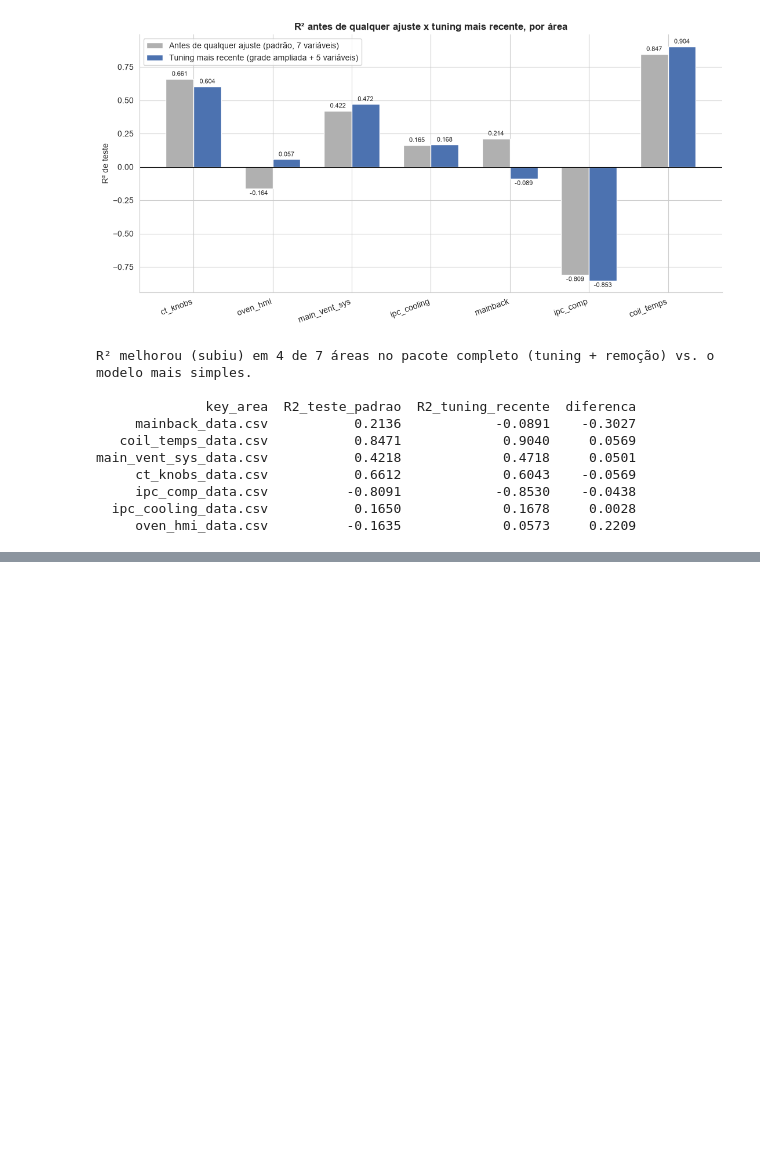
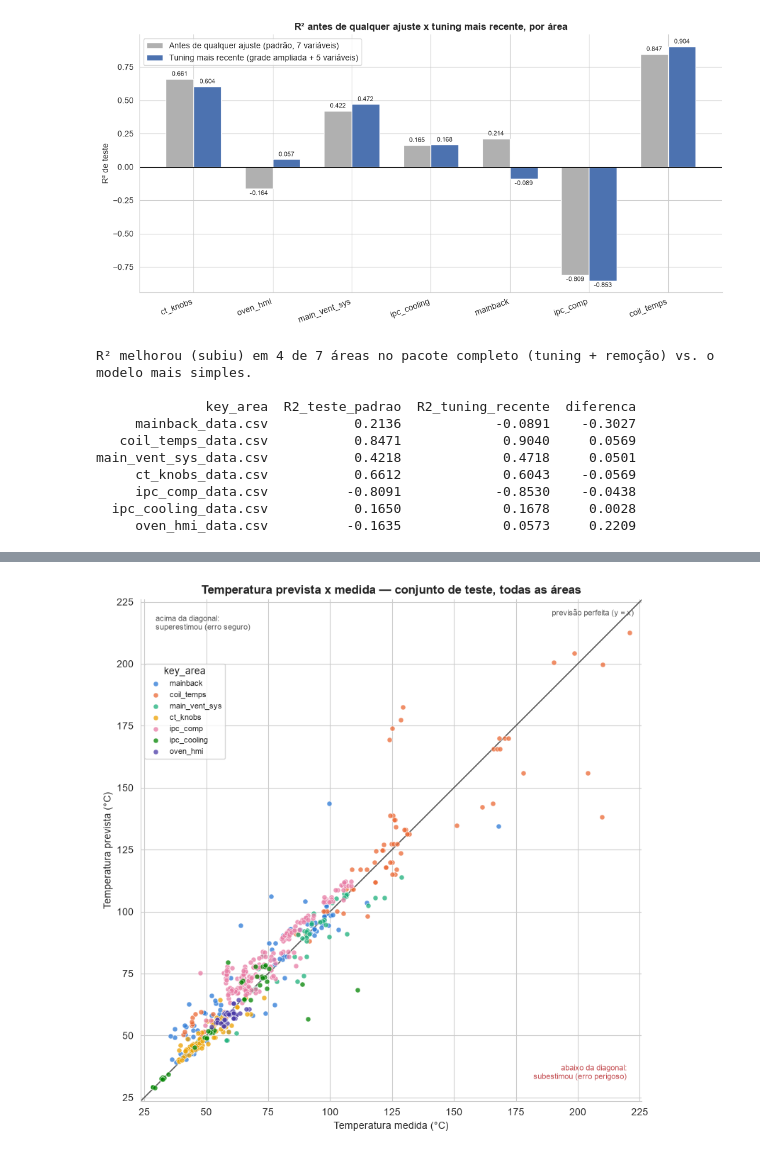
Before and after one commit to nicolas-carrascossa/whirlpool-thermal-predictor, a Jupyter notebook: notebooks/Random_for_regre.ipynb, the cells around one changed output, grey strips where cells are left out. Saved outputs shown, nothing was run; the diff lists cells and outputs as text; code cells hidden in the pictures; blank space fills up the shorter version.

```diff
--- a/notebooks/Random_for_regre.ipynb
+++ b/notebooks/Random_for_regre.ipynb
@@ -1782,0 +2166,67 @@ main_vent_sys_data.csv           0.4218             0.4718     0.0501
+# %%
+# ============================================================
+# CÉLULA 15 — TEMPERATURA PREVISTA x TEMPERATURA MEDIDA
+# Usa as previsões de teste já calculadas na Célula 7.
+# ============================================================
+pontos = []
+for insumo in INSUMOS_LOTE:
+    medido = insumo["Y_te"].values.ravel()
+    previsto = np.asarray(insumo["previsoes_teste"]).ravel()
+    valido = ~np.isnan(medido) & ~np.isnan(previsto)
+    pontos.append(pd.DataFrame({
+        "key_area": insumo["nome_area"].replace("_data.csv", ""),
+        "medido": medido[valido],
+        "previsto": previsto[valido],
+    }))
+
+previsto_vs_medido = pd.concat(pontos, ignore_index=True)
+previsto_vs_medido["erro"] = previsto_vs_medido["previsto"] - previsto_vs_medido["medido"]
+
+limite_min = min(previsto_vs_medido["medido"].min(), previsto_vs_medido["previsto"].min()) - 5
+limite_max = max(previsto_vs_medido["medido"].max(), previsto_vs_medido["previsto"].max()) + 5
+
+fig, ax = plt.subplots(figsize=(9, 8))
+
+ax.plot([limite_min, limite_max], [limite_min, limite_max],
+        color="#595959", linewidth=1.2, zorder=1)
+ax.annotate("previsão perfeita (y = x)", xy=(limite_max, limite_max),
+            xytext=(-8, -16), textcoords="offset points",
+            ha="right", fontsize=8, color="#595959")
+
+for i, (area, grupo) in enumerate(previsto_vs_medido.groupby("key_area", sort=False)):
+    ax.scatter(grupo["medido"], grupo["previsto"], s=26, alpha=0.75,
+               color=CORES_AREAS[i % len(CORES_AREAS)], label=area,
+               edgecolors="white", linewidths=0.5, zorder=2)
+
+ax.text(0.03, 0.97, "acima da diagonal:\nsuperestimou (erro seguro)",
+        transform=ax.transAxes, fontsize=8, color="#595959", va="top")
+ax.text(0.97, 0.04, "abaixo da diagonal:\nsubestimou (erro perigoso)",
+        transform=ax.transAxes, fontsize=8, color="#C44E52", ha="right", va="bottom")
+
+ax.set_xlim(limite_min, limite_max)
+ax.set_ylim(limite_min, limite_max)
+ax.set_aspect("equal")
+ax.set_xlabel("Temperatura medida (°C)")
+ax.set_ylabel("Temperatura prevista (°C)")
+ax.set_title("Temperatura prevista x medida — conjunto de teste, todas as áreas",
+             fontsize=12, fontweight="bold")
+# Legenda no canto superior esquerdo, logo abaixo da anotação, para não cobrir
+# a região abaixo da diagonal (onde ficam as subestimativas).
+ax.legend(title="key_area", fontsize=8, loc="upper left", bbox_to_anchor=(0.0, 0.88))
+for lado in ("top", "right"):
+    ax.spines[lado].set_visible(False)
+plt.tight_layout()
+plt.show()
+
+subestimadas = (previsto_vs_medido["erro"] < 0).mean() * 100
+print(f"Previsões abaixo da medição (subestimou, lado perigoso): {subestimadas:.1f}%")
+print(f"Previsões acima da medição (superestimou, lado seguro):  {100 - subestimadas:.1f}%")
+print(f"Viés médio (previsto - medido): {previsto_vs_medido['erro'].mean():+.2f} °C")
+
+print("\nErro por área (previsto - medido):")
+print(previsto_vs_medido.groupby("key_area")["erro"]
+      .agg(vies_medio_C="mean", erro_absoluto_medio_C=lambda s: s.abs().mean(),
+           pior_subestimativa_C="min", pior_superestimativa_C="max")
+      .sort_values("erro_absoluto_medio_C").round(2).to_string())
+# %% [output]
+[figure, added]
```
Also changed, not shown: parts of 18 cells of this notebook.
